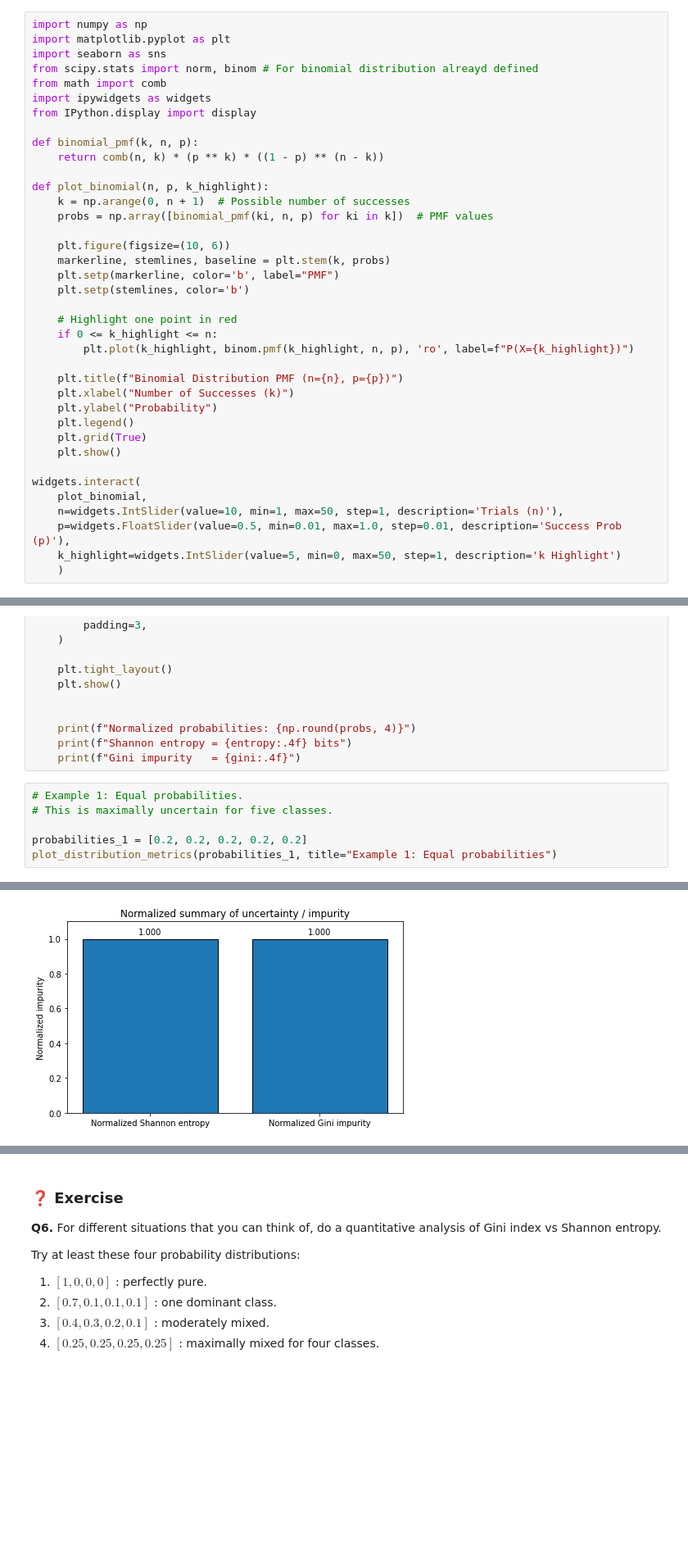
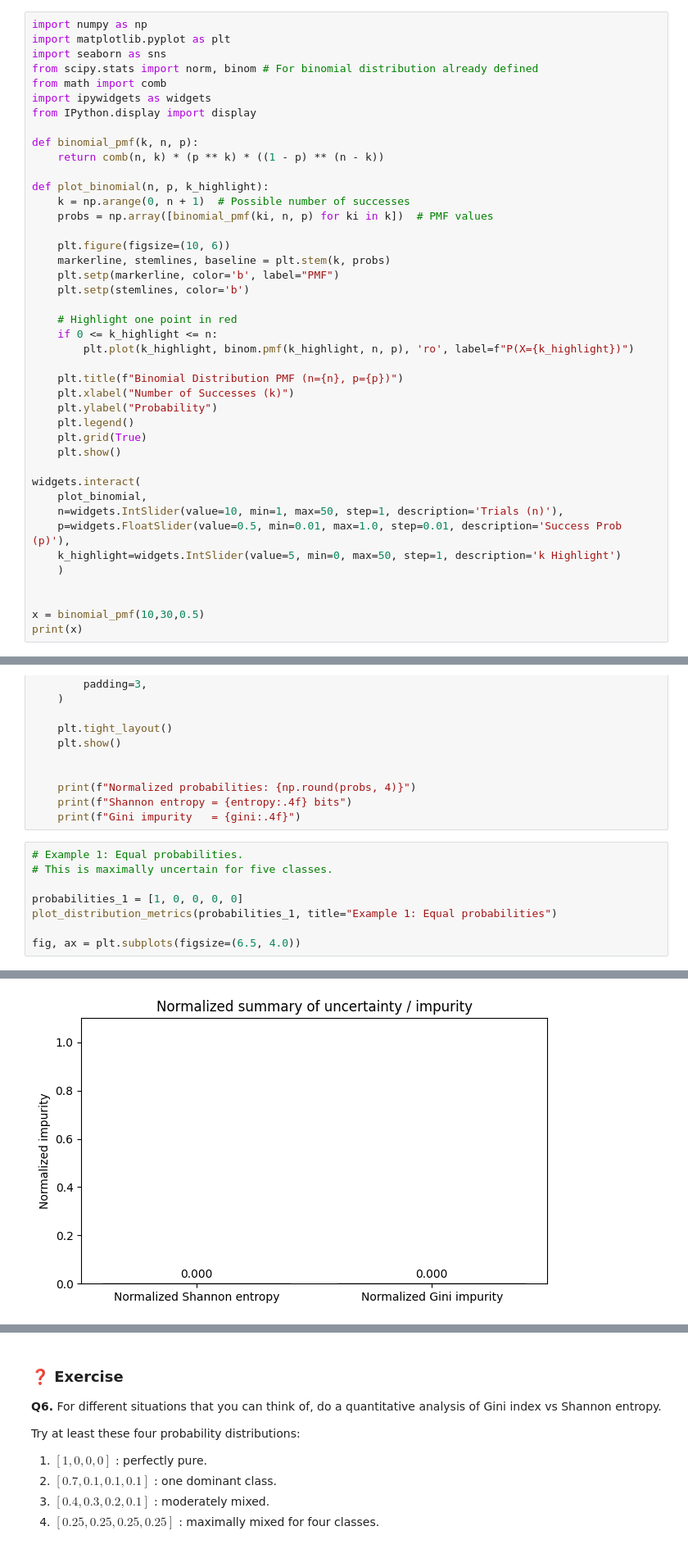
Before and after one commit to chattopadhyayA/ml_course, a Jupyter notebook: content_nb/01_stat.ipynb, the cells around one changed output, grey strips where cells are left out. Shown at 82% size. Drawn from its saved outputs; the diff is of its cells as text; blank space fills up the shorter version.

```diff
--- a/content_nb/01_stat.ipynb
+++ b/content_nb/01_stat.ipynb
@@ -44,7 +44,7 @@ $$
 import numpy as np
 import matplotlib.pyplot as plt
 import seaborn as sns
-from scipy.stats import norm, binom # For binomial distribution alreayd defined
+from scipy.stats import norm, binom # For binomial distribution already defined
 from math import comb
 import ipywidgets as widgets
 from IPython.display import display
@@ -78,5 +78,9 @@ widgets.interact(
     p=widgets.FloatSlider(value=0.5, min=0.01, max=1.0, step=0.01, description='Success Prob (p)'),
     k_highlight=widgets.IntSlider(value=5, min=0, max=50, step=1, description='k Highlight')
     )
+
+
+x = binomial_pmf(10,30,0.5)
+print(x)
 # %% [output]
 interactive(children=(IntSlider(value=10, description='Trials (n)', max=50, min=1), FloatSlider(value=0.5, des…
@@ -608,6 +612,8 @@ def plot_distribution_metrics(probabilities, title="Distribution metrics", class
 # Example 1: Equal probabilities.
 # This is maximally uncertain for five classes.
 
-probabilities_1 = [0.2, 0.2, 0.2, 0.2, 0.2]
+probabilities_1 = [1, 0, 0, 0, 0]
 plot_distribution_metrics(probabilities_1, title="Example 1: Equal probabilities")
+
+fig, ax = plt.subplots(figsize=(6.5, 4.0))
 # %% [output]
@@ -617 +623 @@ plot_distribution_metrics(probabilities_1, title="Example 1: Equal probabilities
-[figure, old version]
+[figure, new version]
```
Also changed, not shown: parts of 4 cells of this notebook.
